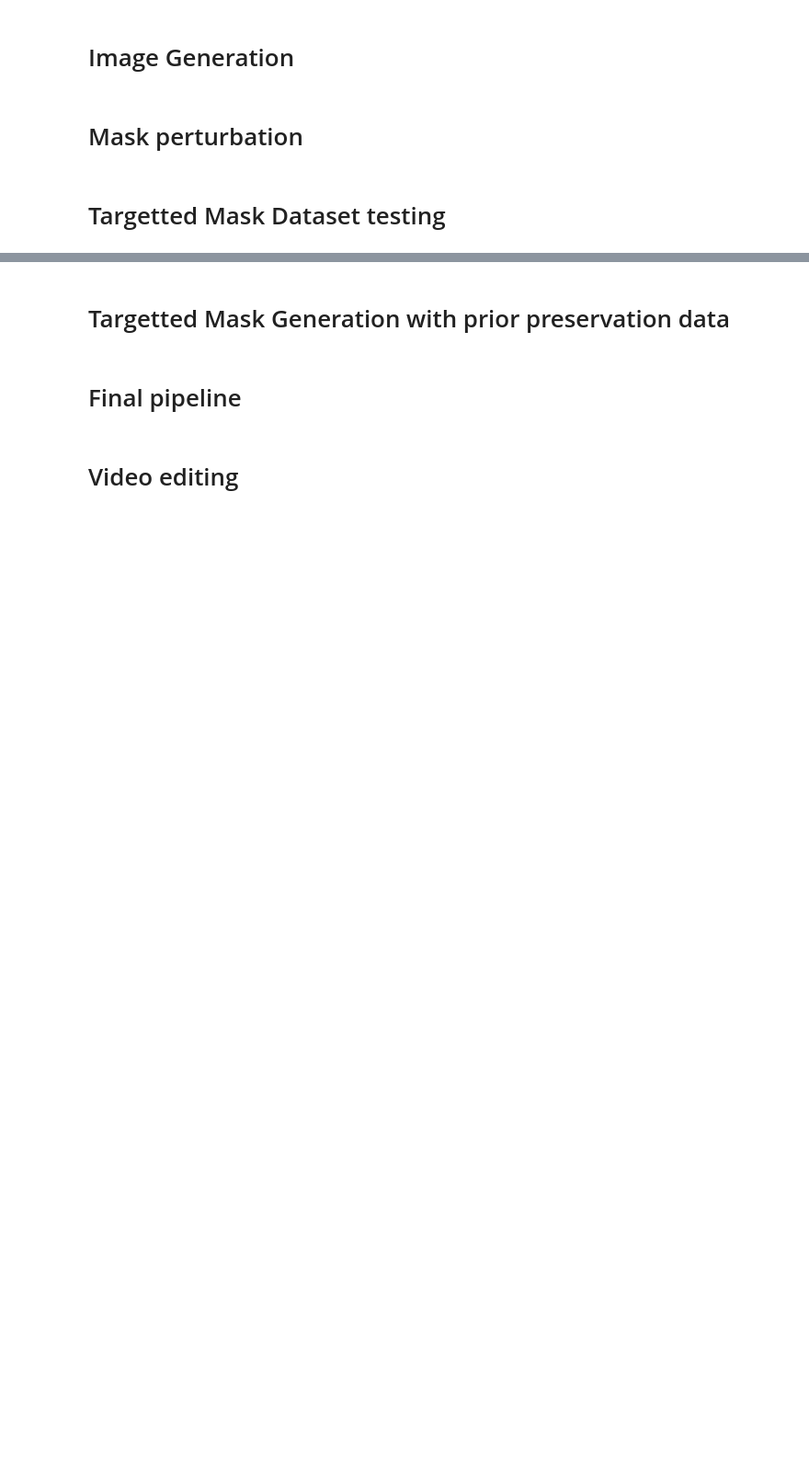
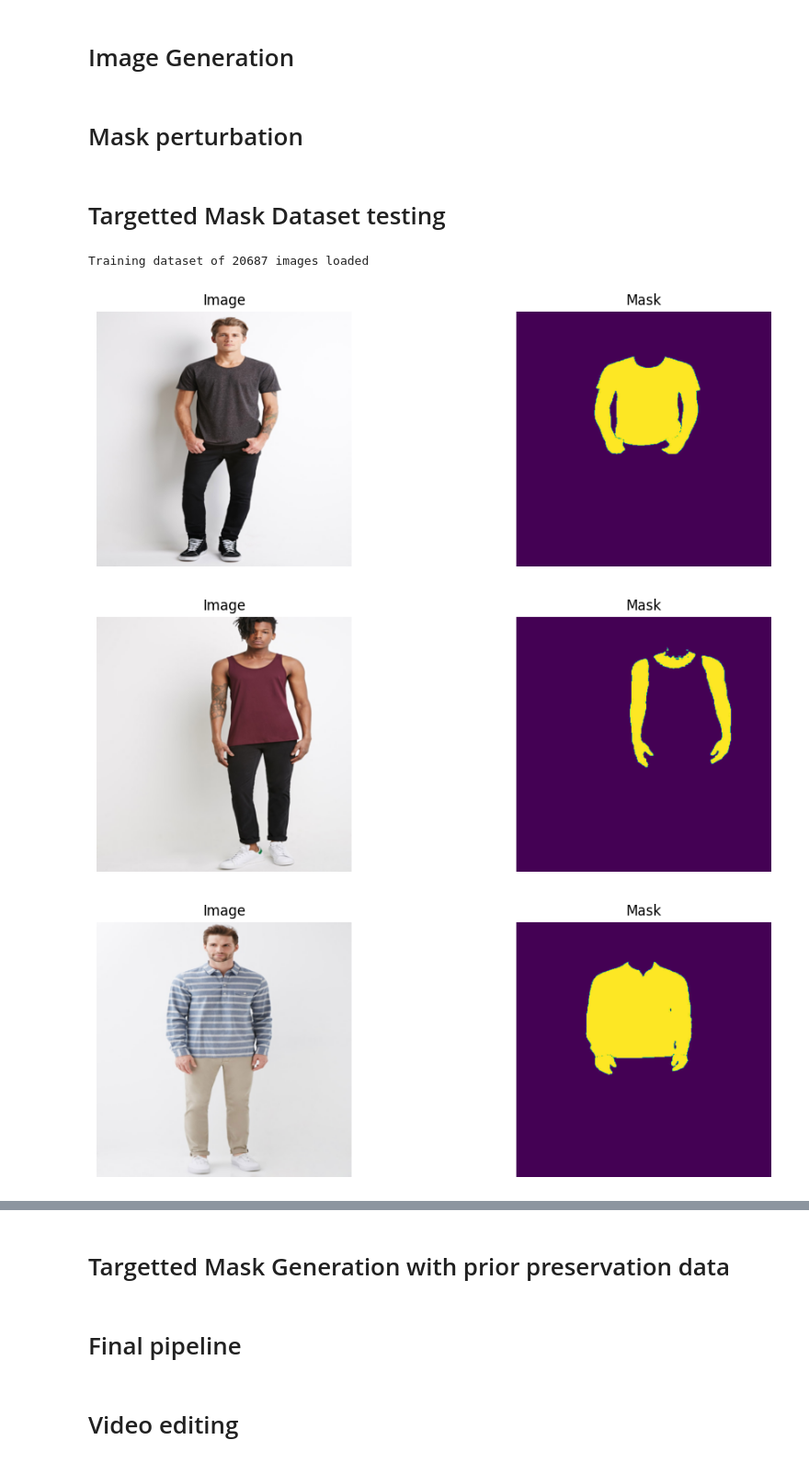
Before and after one commit to Sumukha21/FashionXchange, a Jupyter notebook: notebooks/text_based_image_editing.ipynb, the cells around one changed output, grey strips where cells are left out. Shown at 92% size. Drawn from its saved outputs; the diff is of its cells as text; code cells hidden in the pictures; blank space fills up the shorter version.

```diff
--- a/notebooks/text_based_image_editing.ipynb
+++ b/notebooks/text_based_image_editing.ipynb
@@ -399,13 +407,13 @@ class TargetedMaskingDataset(Dataset):
     def __getitem__(self, idx):
         example = dict()
         image_name = os.path.basename(self.instance_image_list[idx])
-        instance_image = Image.open(self.instance_image_list[idx])
-        mask_paths = os.listdir(os.path.join(self.mask_directory, image_name.split(".")[0]))
+        instance_image = Image.open(self.instance_image_list[idx] + ".jpg")
+        mask_paths = os.listdir(os.path.join(self.mask_directory, image_name))
         if not instance_image.mode == "RGB":
             instance_image = instance_image.convert("RGB")
         random_selector = np.random.randint(0, len(mask_paths))
         # print(mask_paths[random_selector])
-        selected_mask = Image.open(os.path.join(self.mask_directory, os.path.join(image_name.split(".jpg")[0], mask_paths[random_selector])))
+        selected_mask = Image.open(os.path.join(self.mask_directory, os.path.join(image_name, mask_paths[random_selector])))
         example["mask"] = self.image_transforms_resize2(selected_mask)
         instance_image = self.image_transforms_resize(instance_image)
         example["PIL_image"] = instance_image
@@ -460,35 +468,60 @@ def collate_fn(examples):
     input_ids = [example["instance_prompt_ids"] for example in examples]
     pixel_values = [example["instance_image"] for example in examples]
     masks = []
+    masks_og = []
     masked_images = []
     for example in examples:
         pil_image = np.array(example["PIL_image"])
-        mask = np.array(example["mask"])
-        mask = random_perturb_mask(mask)
+        mask_og = np.array(example["mask"])
+        mask = random_perturb_mask(mask_og)
         image = torch.from_numpy(pil_image).to(dtype=torch.float32) / 127.5 - 1.0
         mask = torch.from_numpy(mask)
         mask = mask.unsqueeze(2)
         masked_image = image * (mask.expand(-1, -1, 3) == 0)
         masked_image = masked_image.permute(2, 0, 1)
         mask = mask.permute(2, 0, 1)
-        masks.append(mask)
+        masks.append(mask != 0)
+        masks_og.append(torch.from_numpy(np.array(example["mask"])))
         masked_images.append(masked_image)
     pixel_values = torch.stack(pixel_values)
     pixel_values = pixel_values.to(memory_format=torch.contiguous_format).float()
     input_ids = tokenizer.pad({"input_ids": input_ids}, padding=True, return_tensors="pt").input_ids
     masks = torch.stack(masks)
+    masks_og = torch.stack(masks_og)
     masked_images = torch.stack(masked_images)
-    batch = {"input_ids": input_ids, "pixel_values": pixel_values, "masks": masks, "masked_images": masked_images}
+    batch = {"input_ids": input_ids, "pixel_values": pixel_values, "masks": masks, "masked_images": masked_images, "masks_og": masks_og}
     return batch
 # %%
-train_dataset = TargetedMaskingDataset(instance_image_captions_file=r"C:\Users\smanjun3\Desktop\FashionXchange\text2human\masked_image_captions.json",
-                                            instance_image_dir=r"C:\Users\smanjun3\Desktop\FashionXchange\text2human\images",
-                                            instance_images_mask_dir=r"C:\Users\smanjun3\Desktop\FashionXchange\text2human\Masks",
-                                            tokenizer=tokenizer,
-                                            image_size=512)
+train_dataset = TargetedMaskingDataset(instance_image_captions_file=r"C:\Users\sumuk\OneDrive\Desktop\GitHub\FashionXchange\text2human\text2_human_BLIP_dict.json",
+                                        instance_image_dir=r"C:\Users\sumuk\OneDrive\Desktop\GitHub\FashionXchange\text2human\images",
+                                        instance_images_mask_dir=r"C:\Users\sumuk\OneDrive\Desktop\GitHub\FashionXchange\text2human\masks\masks",
+                                        tokenizer=tokenizer,
+                                        image_size=512)
 
 print(f"Training dataset of {len(train_dataset)} images loaded")
 
 train_dataloader = torch.utils.data.DataLoader(
-    train_dataset, batch_size=1, shuffle=False, collate_fn=collate_fn
+    train_dataset, batch_size=1, shuffle=True, collate_fn=collate_fn
 )
+# %% [output]
+Training dataset of 20687 images loaded
+# %%
+for i, example in enumerate(train_dataset):
+    fig, axs = plt.subplots(1, 2, figsize=(12, 4))
+    image = example["PIL_image"] #.permute(0, 2, 3, 1)
+    mask = example["mask"] #.permute(0, 2, 3, 1)
+
+    axs[0].imshow(image)
+    axs[0].set_title('Image')
+    axs[0].axis('off')
+
+    axs[1].imshow(mask)
+    axs[1].set_title('Mask')
+    axs[1].axis('off')
+
+    if i == 3:
+        break
+# %% [output]
+[figure, added]
+[figure, added]
+[figure, added]
```
Also changed, not shown: parts of 17 cells of this notebook, 14 other files.
